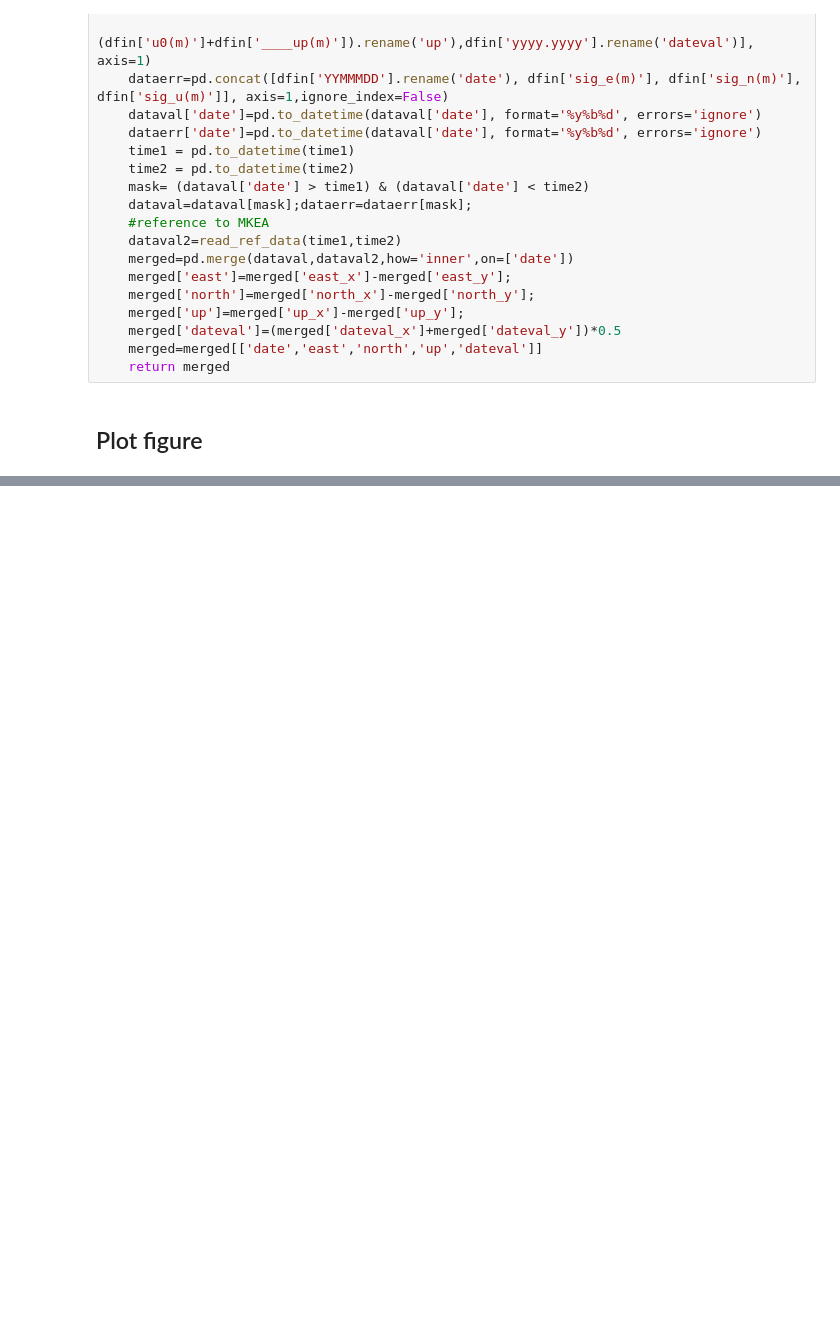
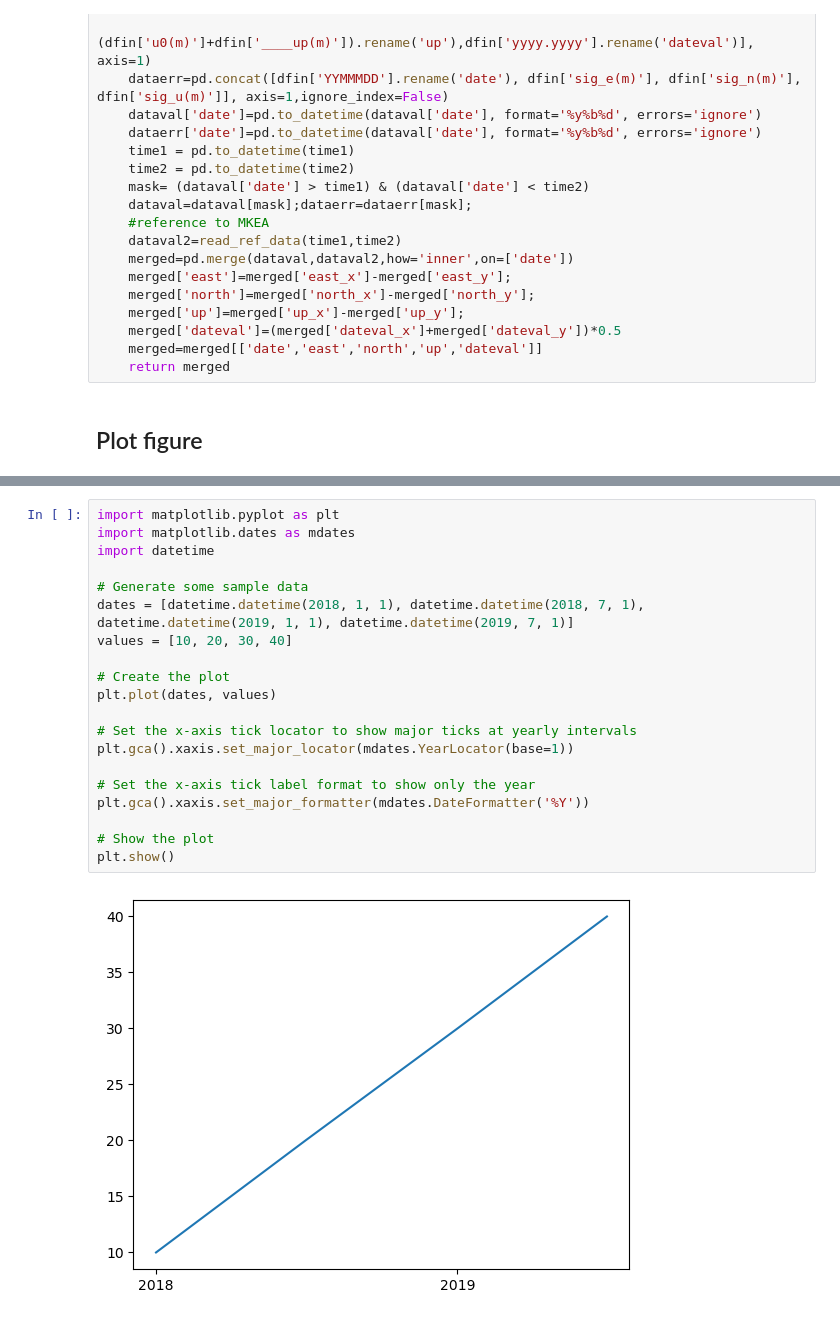
Before and after one commit to falkamelung/MLtry, a Jupyter notebook: IUGG_GPS_timeseries.ipynb, the cells around one changed output, grey strips where cells are left out. Drawn from its saved outputs; the diff is of its cells as text; blank space fills up the shorter version.

```diff
--- a/IUGG_GPS_timeseries.ipynb
+++ b/IUGG_GPS_timeseries.ipynb
@@ -136,0 +160,22 @@ lgnd=axes.legend(labelspacing=-2.5,fontsize=12,bbox_to_anchor=(0.25, 0.75), bbox
+# %%
+import matplotlib.pyplot as plt
+import matplotlib.dates as mdates
+import datetime
+
+# Generate some sample data
+dates = [datetime.datetime(2018, 1, 1), datetime.datetime(2018, 7, 1), datetime.datetime(2019, 1, 1), datetime.datetime(2019, 7, 1)]
+values = [10, 20, 30, 40]
+
+# Create the plot
+plt.plot(dates, values)
+
+# Set the x-axis tick locator to show major ticks at yearly intervals
+plt.gca().xaxis.set_major_locator(mdates.YearLocator(base=1))
+
+# Set the x-axis tick label format to show only the year
+plt.gca().xaxis.set_major_formatter(mdates.DateFormatter('%Y'))
+
+# Show the plot
+plt.show()
+# %% [output]
+[figure, added]
```
Also changed, not shown: parts of 2 cells of this notebook, 33 other files.
